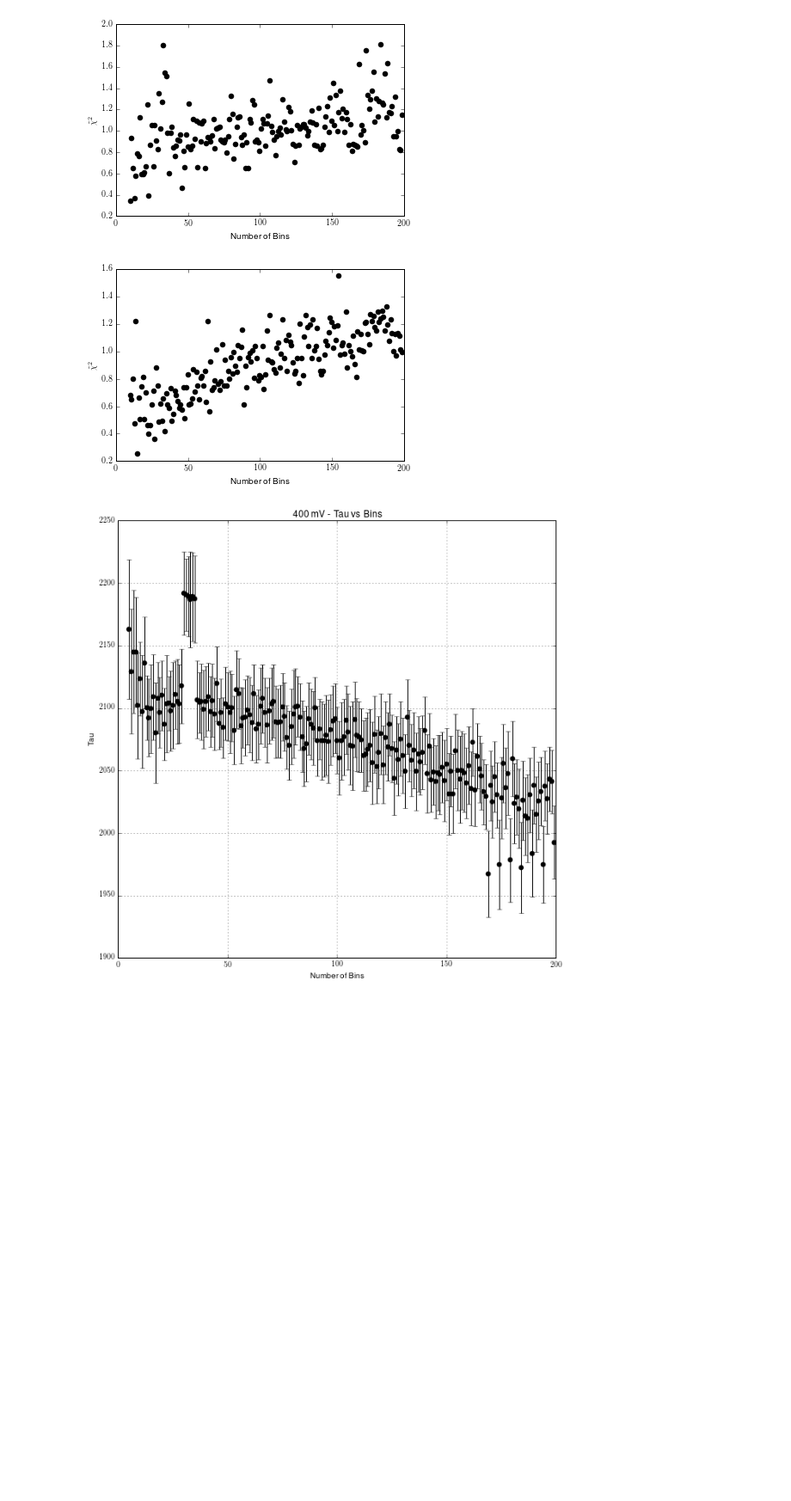
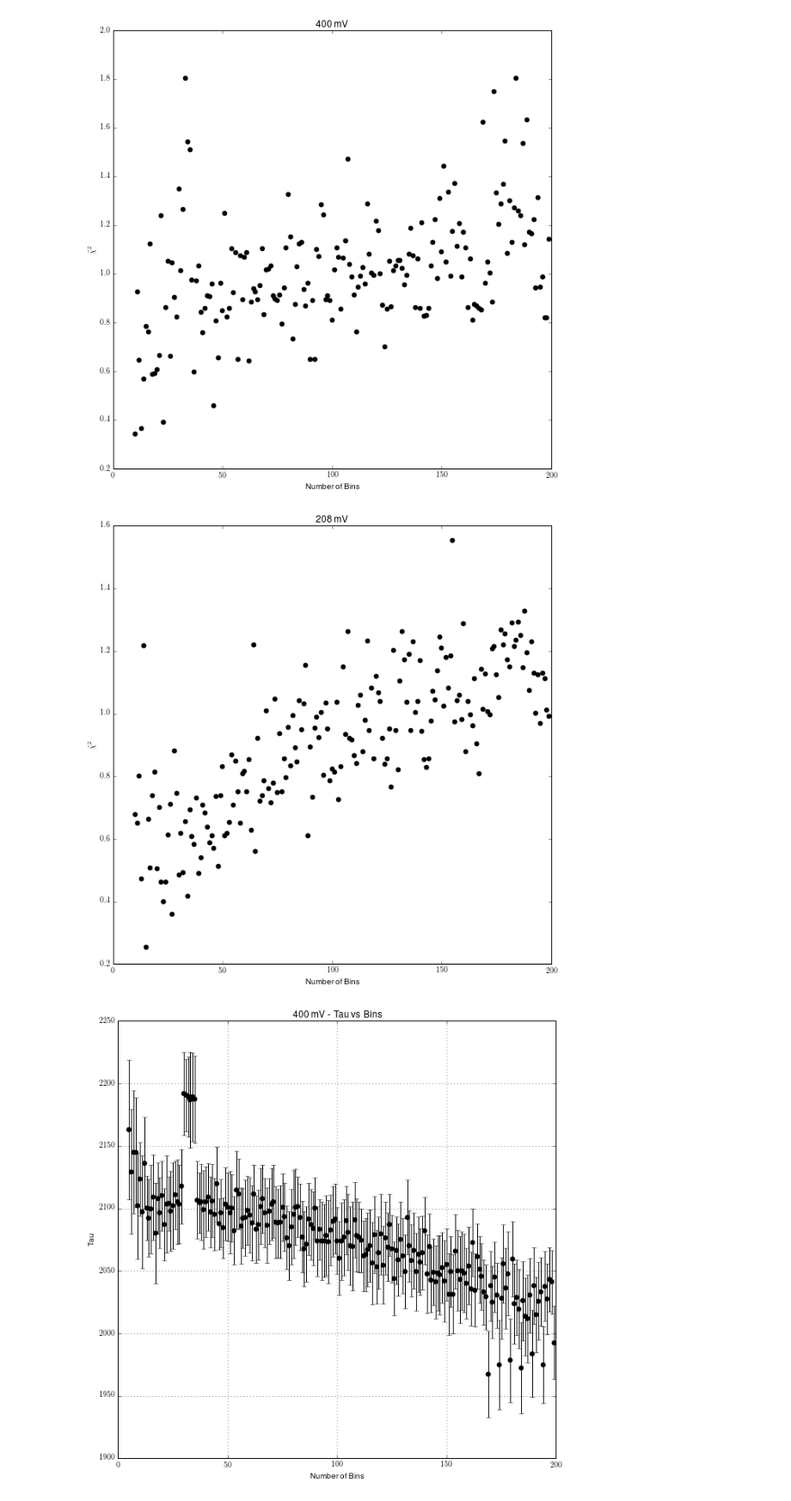
Before and after one commit to ianhi/Phys314, a Jupyter notebook: Muon/Muon_Analysis_LongRep.ipynb, the cells around one changed output. Shown at 86% size. Cells and saved outputs as stored; diff of their text form; code cells hidden in the pictures; blank space fills up the shorter version.

```diff
--- a/Muon/Muon_Analysis_LongRep.ipynb
+++ b/Muon/Muon_Analysis_LongRep.ipynb
@@ -33,7 +35,7 @@ def doFit(raw_data,bins=50):
         bin_centres=bin_centres[1:]
         counts=counts[1:]
     err = np.sqrt(counts)
-    if counts[0]-counts[1]<2*(err[0]+err[1]):
+    if abs(counts[0]-counts[1])<abs(2*(err[0]+err[1])):
         bin_centres=bin_centres[1:]
         counts=counts[1:]
         err = err[1:]
@@ -82,14 +84,16 @@ def fit_plot(raw_data,bins=50,plt_init=False):
 
     out.plot()
     plt.show()
-def chiSq_Plot(raw_data,minB,maxB,pdfPages=None):
+def chiSq_Plot(raw_data,minB,maxB,title=r'$\tilde{\chi}}^2$'+' vs binning',pdfPages=None):
     redChi=[]
+    plt.figure(figsize=(10,10))
     for i in range(minB,maxB):
         redChi.append(doFit(raw_data,i)[1].redchi)
     plt.rc('text', usetex=True)
     plt.ylabel(r'$\tilde{\chi}^2$')
     plt.xlabel('Number of Bins')
     plt.plot(range(minB,maxB),redChi,'ko')
+    plt.title(title)
     plt.show()
     if pdfPages is not None:
         plt.savefig(pdfPages, format='pdf')
@@ -119,25 +123,25 @@ def detectorLifeTime(tau_obs):
     denominator = rho*tau_plus + tau_plus -rho*tau_obs
     #return tau_plus*tau_obs/((1+rho)*tau_plus-rho*tau_obs)
     return numerator/denominator
-def detectorLifeTime_Plot(raw_data,minB,maxB,pdfPages=None):
+def detectorLifeTime_Plot(raw_data,minB,maxB,title='Detector Lifetime',pdfPages=None):
     detLife = []
     err = []
     bins = range(minB,maxB)
     for i in bins:
         out = doFit(raw_data,i)[1]
 
-        tau_obs = ufloat((out.best_values['tau'],out.params['tau'].stderr))
-        #tau_obs = out.best_values['tau']
-        dectLifetime = detectorLifeTime(tau_obs)
-        detLife.append(dectLifetime.nominal_value)
-#        detLife.append(dectLifetime)
-        err.append(dectLifetime.std_dev)
+        tau_obs = ((out.best_values['tau'],out.params['tau'].stderr))
+
+        detLife.append(tau_obs[0])
+
+        err.append(tau_obs[1])
 
     plt.figure(figsize=(10,10))
     plt.ylabel('Detector Lifetime')
     plt.xlabel('Number of Bins')
     plt.errorbar(bins,detLife,fmt='ko',yerr=err)
     #plt.plot(bins,detLife,'ko')
+    plt.title(title)
     plt.show()
     if pdfPages is not None:
         plt.savefig(pdfPages, format='pdf')
@@ -163,4 +178,0 @@ chiSq_Plot2(data_400,10,200)
-# %%
-#fit_plot(data_400,25)
-fit_plot(data_400,31)
-out.plot()
@@ -203,9 +187,10 @@ fit_plot(combine_data,25)
 # %%
-chiSq_Plot(data_400,10,200)
-chiSq_Plot(data_208,10,200)
+chiSq_Plot(data_400,10,200,'400 mV')
+chiSq_Plot(data_208,10,200,'208 mV')
+#chiSq_Plot(combine_data,10,200)
 # %% [output]
-[figure, old version]
+[figure, new version]
-[figure, old version]
+[figure, new version]
 # %%
 bestValue_Plot(data_400,5,200,'400 mV - Tau vs Bins')
 # %% [output]
```
Also changed, not shown: parts of 21 cells of this notebook, 27 other files.
